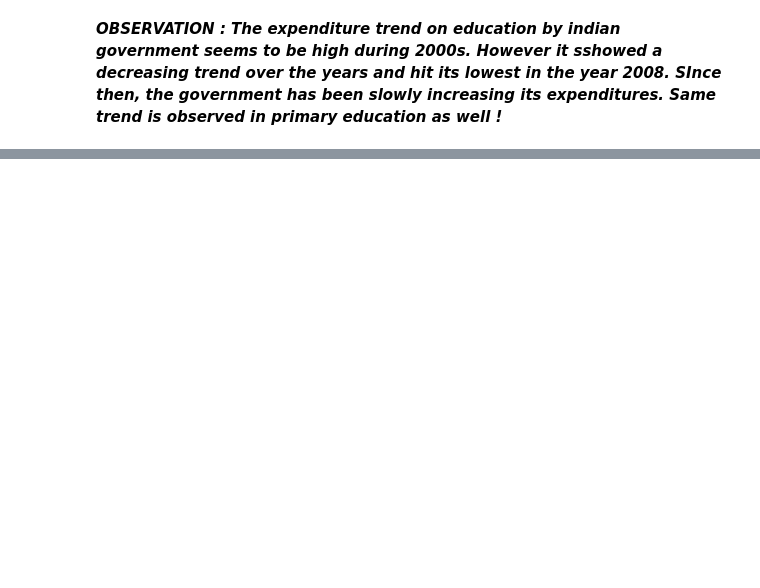
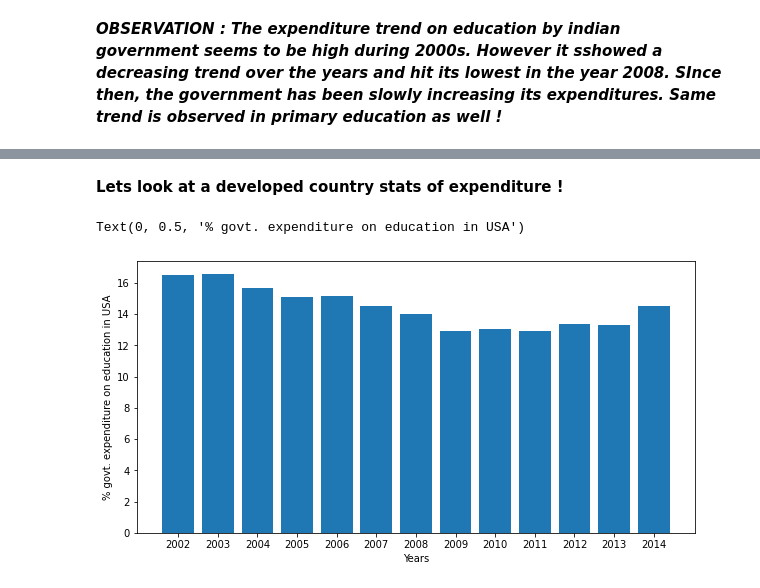
Before and after one commit to SmrutiRanjan27/worldbank-global-education-analysis, a Jupyter notebook: Smruti_Ranjan_WorldBank_Global_Education_Analysis.ipynb, the cells around one changed output, grey strips where cells are left out. Saved outputs shown, nothing was run; the diff lists cells and outputs as text; code cells hidden in the pictures; blank space fills up the shorter version.

```diff
--- a/Smruti_Ranjan_WorldBank_Global_Education_Analysis.ipynb
+++ b/Smruti_Ranjan_WorldBank_Global_Education_Analysis.ipynb
@@ -559,0 +575,8 @@ Text(0, 0.5, '% educational expenditure on primary education in world')
+# %% [markdown]
+**Lets look at a developed country stats of expenditure !**
+# %%
+cols = []
+cols.extend(['Country Name','Country Code','Indicator Name','Indicator Code'])
+check_cols = list(np.arange(1970,2018,1).astype(str))
+cols.extend(check_cols)
+df_stats_us = df_stats[df_stats['Country Name']=='United States'].loc[:,cols]
@@ -559,0 +585,16 @@ Text(0, 0.5, '% educational expenditure on primary education in world')
+# %%
+# lets look at couple of these indicators one by one
+param = 'Expenditure on education as % of total government expenditure (%)'
+perct_exp_on_education_us = df_stats_us[df_stats_us['Indicator Name']==param]
+# %%
+perct_exp_on_education_us = perct_exp_on_education_us.dropna(axis=1)
+# %%
+cols1 = perct_exp_on_education_us.columns.values[4:]
+values1 = perct_exp_on_education_us.iloc[:,4:].values[0]
+plt.rcParams['figure.figsize'] = (10,5)
+plt.bar(cols1,values1)
+plt.xlabel('Years')
+plt.ylabel('% govt. expenditure on education in USA')
+# %% [output]
+Text(0, 0.5, '% govt. expenditure on education in USA')
+[figure, added]
```
Also changed, not shown: parts of 19 cells of this notebook.
